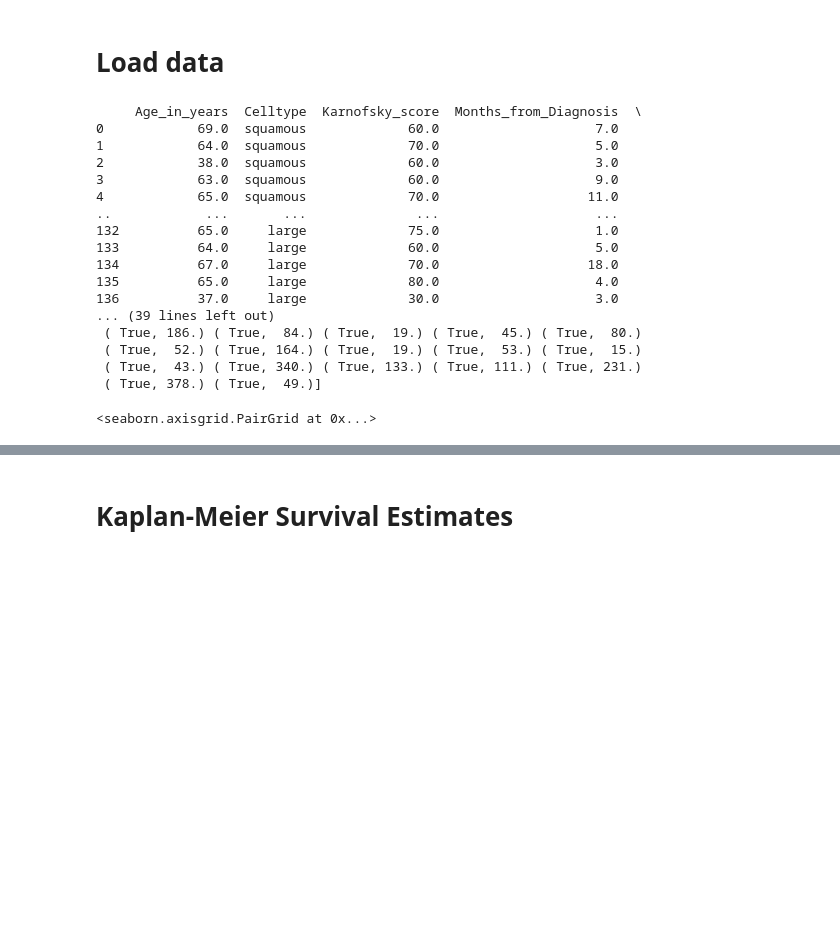
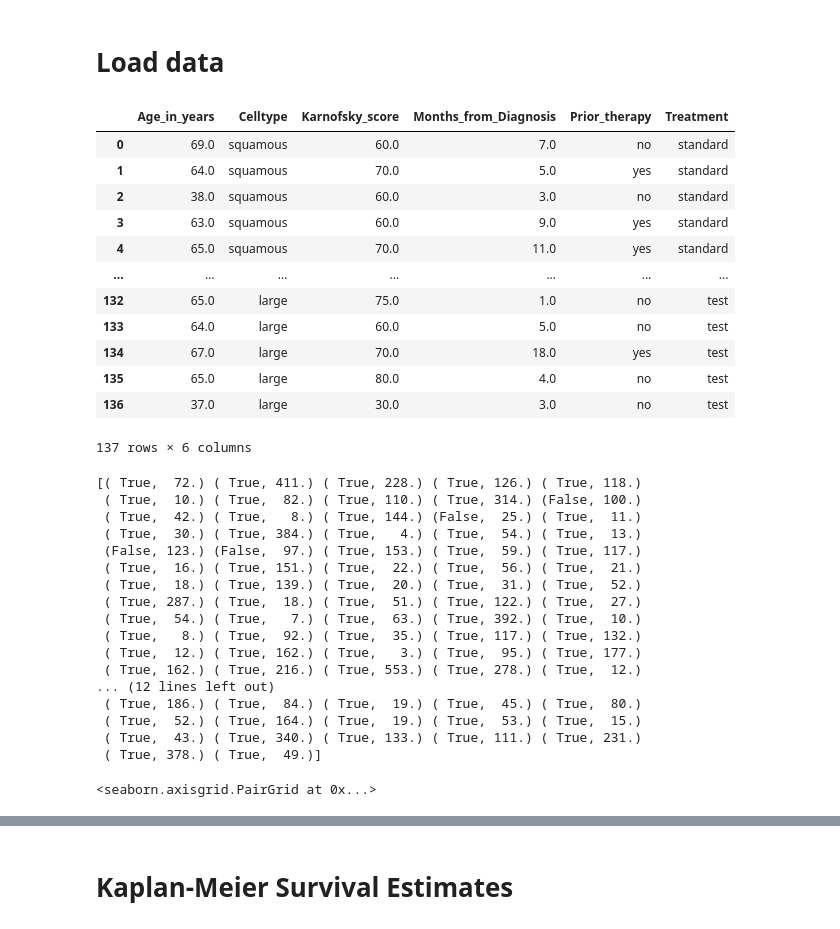
Before and after one commit to matteo4diani/federated-survival-analysis-experiments, a Jupyter notebook: federated_survival_analysis.ipynb, the cells around one changed output, grey strips where cells are left out. Drawn from its saved outputs; the diff is of its cells as text; code cells hidden in the pictures; blank space fills up the shorter version.

```diff
--- a/federated_survival_analysis.ipynb
+++ b/federated_survival_analysis.ipynb
@@ -63,43 +67,56 @@ def get_ordinal_from_categorical(dataframe, column_name):
 # %%
 data_x, data_y = load_veterans_lung_cancer()
 
-print(data_x)
+display(data_x)
 print(data_y)
 
 data_y_dict = {'target': pd.Series(map(lambda y: y[1], data_y))}
 
 data_celltype = get_ordinal_from_categorical(data_x, 'Celltype')
 data_priortherapy = get_ordinal_from_categorical(data_x, 'Prior_therapy')
 data_treatment = get_ordinal_from_categorical(data_x, 'Treatment')
 
 data_df = pd.DataFrame({**data_x.to_dict(),
                         **data_celltype.to_dict(),
                         **data_priortherapy.to_dict(),
                         **data_treatment.to_dict(),
                         **data_y_dict})
 
 sns.pairplot(data_df,
              diag_kind='hist',
              size = 4)
 # %% [output]
+|  | Age_in_years | Celltype | Karnofsky_score | Months_from_Diagnosis | Prior_therapy | Treatment |
+| 0 | 69.0 | squamous | 60.0 | 7.0 | no | standard |
+| 1 | 64.0 | squamous | 70.0 | 5.0 | yes | standard |
+| 2 | 38.0 | squamous | 60.0 | 3.0 | no | standard |
+| 3 | 63.0 | squamous | 60.0 | 9.0 | yes | standard |
+| 4 | 65.0 | squamous | 70.0 | 11.0 | yes | standard |
+| ... | ... | ... | ... | ... | ... | ... |
+| 132 | 65.0 | large | 75.0 | 1.0 | no | test |
+| 133 | 64.0 | large | 60.0 | 5.0 | no | test |
+| 134 | 67.0 | large | 70.0 | 18.0 | yes | test |
+| 135 | 65.0 | large | 80.0 | 4.0 | no | test |
+| 136 | 37.0 | large | 30.0 | 3.0 | no | test |
-     Age_in_years  Celltype  Karnofsky_score  Months_from_Diagnosis  \
-0            69.0  squamous             60.0                    7.0
-1            64.0  squamous             70.0                    5.0
-2            38.0  squamous             60.0                    3.0
-3            63.0  squamous             60.0                    9.0
-4            65.0  squamous             70.0                   11.0
-..            ...       ...              ...                    ...
-132          65.0     large             75.0                    1.0
-133          64.0     large             60.0                    5.0
-134          67.0     large             70.0                   18.0
-135          65.0     large             80.0                    4.0
-136          37.0     large             30.0                    3.0
-... (39 lines left out)
- ( True, 186.) ( True,  84.) ( True,  19.) ( True,  45.) ( True,  80.)
- ( True,  52.) ( True, 164.) ( True,  19.) ( True,  53.) ( True,  15.)
- ( True,  43.) ( True, 340.) ( True, 133.) ( True, 111.) ( True, 231.)
- ( True, 378.) ( True,  49.)]
+137 rows × 6 columns
-<seaborn.axisgrid.PairGrid at 0x...>
+[( True,  72.) ( True, 411.) ( True, 228.) ( True, 126.) ( True, 118.)
+ ( True,  10.) ( True,  82.) ( True, 110.) ( True, 314.) (False, 100.)
+ ( True,  42.) ( True,   8.) ( True, 144.) (False,  25.) ( True,  11.)
+ ( True,  30.) ( True, 384.) ( True,   4.) ( True,  54.) ( True,  13.)
+ (False, 123.) (False,  97.) ( True, 153.) ( True,  59.) ( True, 117.)
+ ( True,  16.) ( True, 151.) ( True,  22.) ( True,  56.) ( True,  21.)
+ ( True,  18.) ( True, 139.) ( True,  20.) ( True,  31.) ( True,  52.)
+ ( True, 287.) ( True,  18.) ( True,  51.) ( True, 122.) ( True,  27.)
+ ( True,  54.) ( True,   7.) ( True,  63.) ( True, 392.) ( True,  10.)
+ ( True,   8.) ( True,  92.) ( True,  35.) ( True, 117.) ( True, 132.)
+ ( True,  12.) ( True, 162.) ( True,   3.) ( True,  95.) ( True, 177.)
+ ( True, 162.) ( True, 216.) ( True, 553.) ( True, 278.) ( True,  12.)
+... (12 lines left out)
+ ( True, 186.) ( True,  84.) ( True,  19.) ( True,  45.) ( True,  80.)
+ ( True,  52.) ( True, 164.) ( True,  19.) ( True,  53.) ( True,  15.)
+ ( True,  43.) ( True, 340.) ( True, 133.) ( True, 111.) ( True, 231.)
+ ( True, 378.) ( True,  49.)]
+<seaborn.axisgrid.PairGrid at 0x...>
 [figure]
 # %% [markdown]
 # Kaplan-Meier Survival Estimates
```
Also changed, not shown: parts of 4 cells of this notebook.
